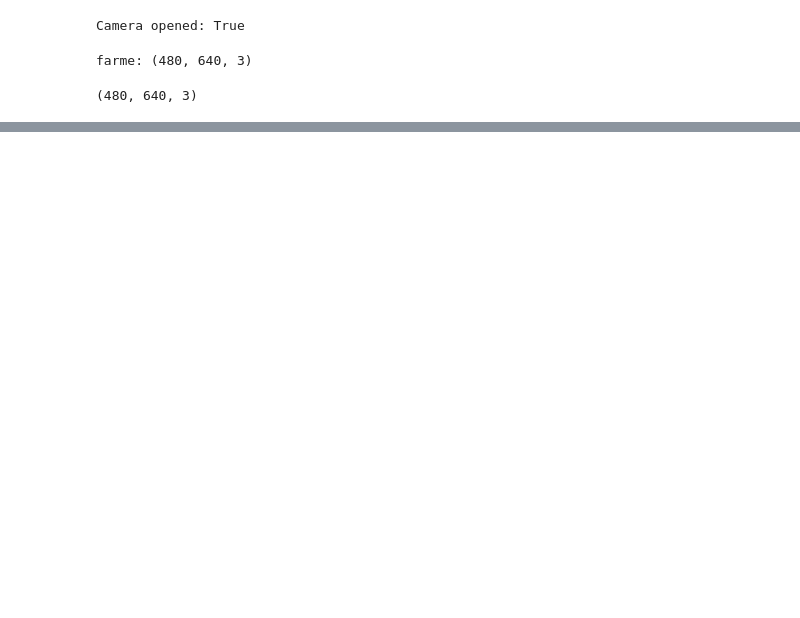
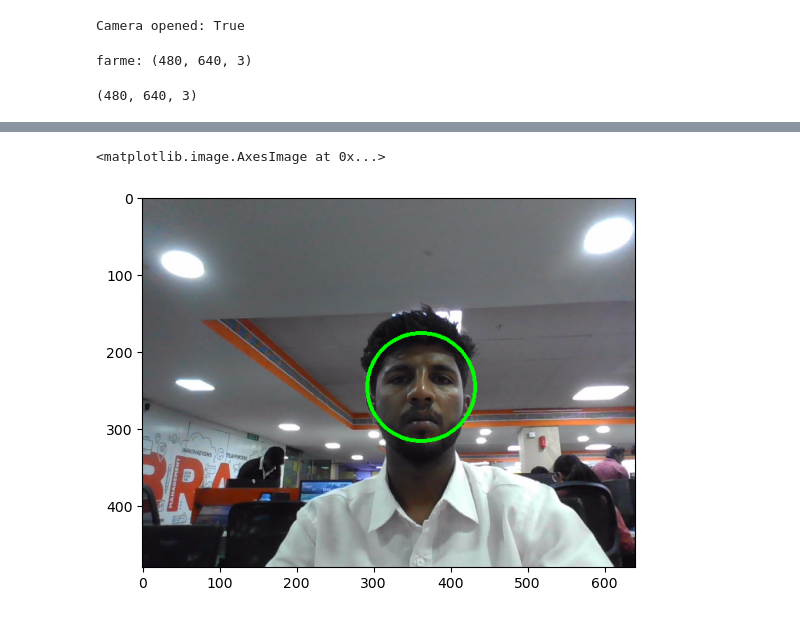
Before and after one commit to mohammed-fariz/project1, a Jupyter notebook: Deep Learning/computer vision/face detection using camera.ipynb, the cells around one changed output, grey strips where cells are left out. Cells and saved outputs as stored; diff of their text form; code cells hidden in the pictures; blank space fills up the shorter version.

```diff
--- a/Deep Learning/computer vision/face detection using camera.ipynb
+++ b/Deep Learning/computer vision/face detection using camera.ipynb
@@ -85,0 +79,10 @@ cv2.destroyAllWindows()
+# %%
+
+for (x, y, w, h) in faces:
+        cv2.rectangle(
+            frame,
+            (x, y),
+            (x + w, y + h),
+            (0, 255, 0),
+            2
+        )
@@ -85,0 +138,25 @@ cv2.destroyAllWindows()
+# %%
+import cv2
+img=cv2.VideoCapture(0)
+ret,frame=img.read()
+
+
+
+faces = face_cascade.detectMultiScale(
+    frame,
+    scaleFactor=1.1,
+    minNeighbors=5,
+    minSize=(30, 30)
+)
+for (x, y, w, h) in faces:
+        center = (x + w // 2, y + h // 2)
+        radius = max(w, h) // 2
+        cv2.circle(frame, center, radius, (0, 255, 0), 3)
+
+    # Convert BGR to RGB for matplotlib
+frame_rgb = cv2.cvtColor(frame, cv2.COLOR_BGR2RGB)
+
+plt.imshow(frame_rgb)
+# %% [output]
+<matplotlib.image.AxesImage at 0x...>
+[figure, added]
```
Also changed, not shown: parts of 13 cells of this notebook, 2 other files.
